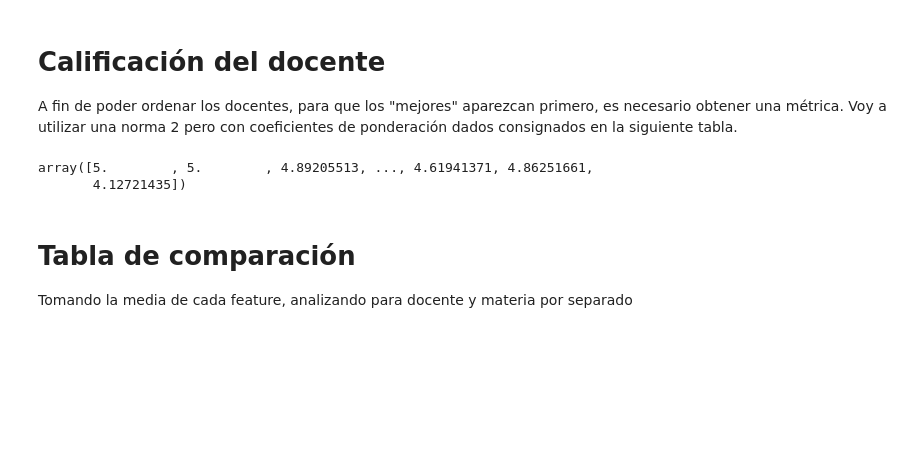
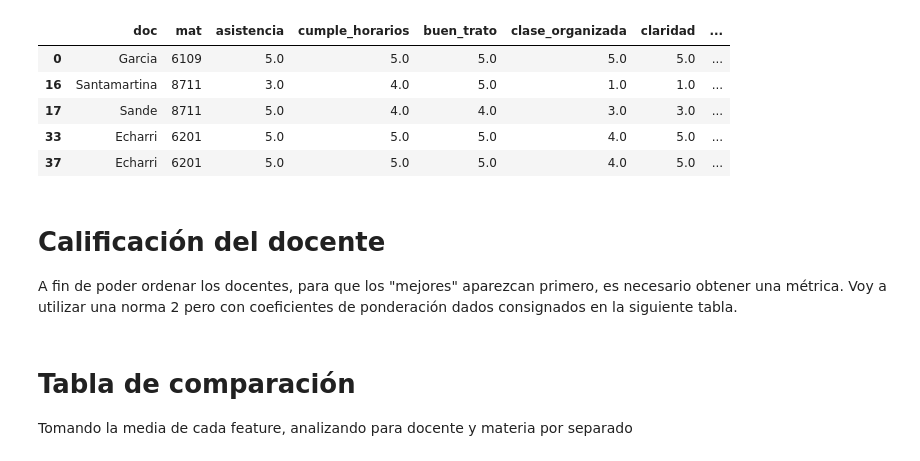
Before and after one commit to lugfi/dolly, a Jupyter notebook: analitics/Analisis.ipynb, the cells around one changed output. Drawn from its saved outputs; the diff is of its cells as text; code cells hidden in the pictures; blank space fills up the shorter version.

```diff
--- a/analitics/Analisis.ipynb
+++ b/analitics/Analisis.ipynb
@@ -1,20 +1,33 @@
 # %%
 import pandas as pd
 import numpy as np
-import matplotlib.pyplot as plt
+#import matplotlib.pyplot as plt
+
+pd.set_option('display.max_colwidth', -1)
+outfile =  "datos.html"
+datafile = "../gente.txt"
+
 
 # Voy a sanitizar la tabla, por si aparece algun registro con menos campos o texto
 
 questioncols = ['asistencia', 'cumple_horarios', 'buen_trato', 'clase_organizada', 'claridad', 'fomenta_participacion', 'panorama_amplio', 'acepta_critica', 'responde_mails']
-usecols = ['doc', 'mat'] + questioncols
+usecols = ['doc', 'mat'] + questioncols + ['comentarios']
 
-df_raw = pd.read_csv("../db_dolly.txt", usecols=usecols, header=0)
+df_raw = pd.read_csv(datafile, usecols=usecols, header=0)
 for index in questioncols:
     df_raw[index] = pd.to_numeric(df_raw[index], errors='coerce') # Furzo estos campos a numerico
 
 df = data=df_raw.dropna() # Elimino campos con errores
 df = df[df['doc']!="A Designar"] # Elimino el docente "A Designar"
 #materias = df.mat.unique()
+df.head()
+# %% [output]
+|  | doc | mat | asistencia | cumple_horarios | buen_trato | clase_organizada | claridad | ... |
+| 0 | Garcia | 6109 | 5.0 | 5.0 | 5.0 | 5.0 | 5.0 | ... |
+| 16 | Santamartina | 8711 | 3.0 | 4.0 | 5.0 | 1.0 | 1.0 | ... |
+| 17 | Sande | 8711 | 5.0 | 4.0 | 4.0 | 3.0 | 3.0 | ... |
+| 33 | Echarri | 6201 | 5.0 | 5.0 | 5.0 | 4.0 | 5.0 | ... |
+| 37 | Echarri | 6201 | 5.0 | 5.0 | 5.0 | 4.0 | 5.0 | ... |
 # %% [markdown]
 # Calificación del docente
 
@@ -35,10 +48,7 @@ pesos = {
 features = list(pesos.keys())
 w = np.array(list(pesos.values()))
 wn = w/np.sum(w)
-np.sqrt(np.square(df[features].values) @ wn)
+puntajes = np.sqrt(np.square(df[features].values) @ wn)
-# %% [output]
-array([5.        , 5.        , 4.89205513, ..., 4.61941371, 4.86251661,
-       4.12721435])
 # %% [markdown]
 # Tabla de comparación
 
```
Also changed, not shown: parts of 6 cells of this notebook, 3 other files.
